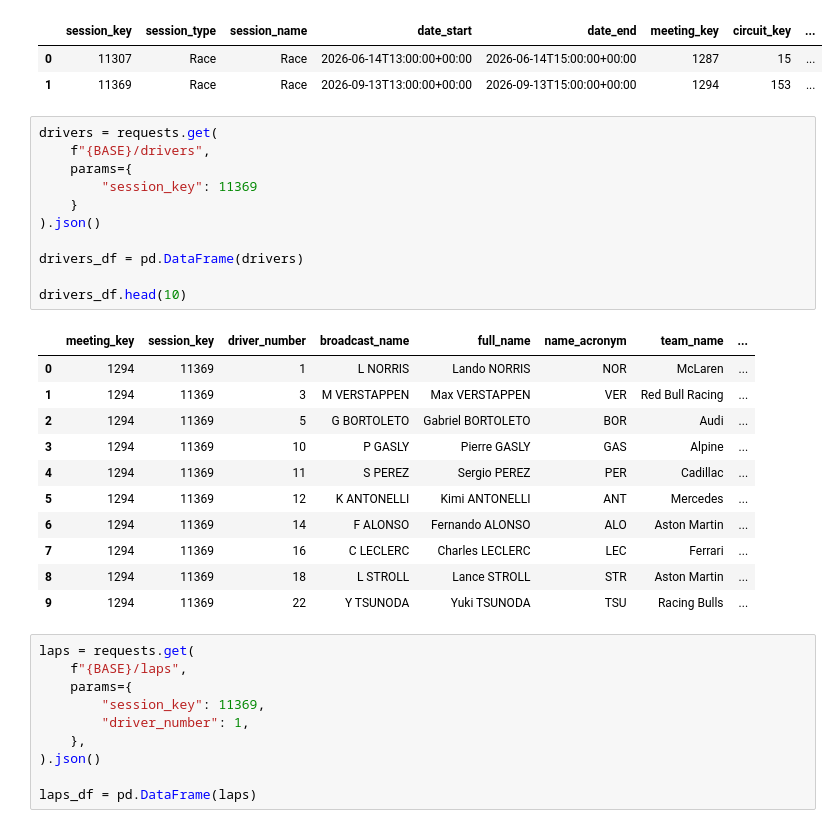
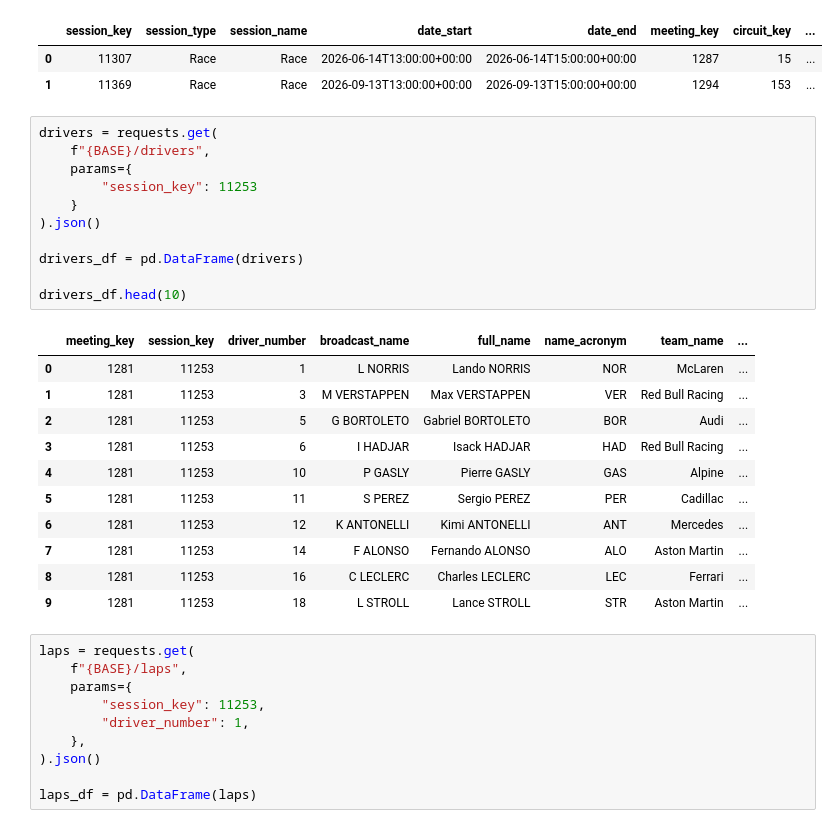
Before and after one commit to aurrog/f1_Lab, a Jupyter notebook: notebooks/v3.ipynb, the cells around one changed output. Drawn from its saved outputs; the diff is of its cells as text.

```diff
--- a/notebooks/v3.ipynb
+++ b/notebooks/v3.ipynb
@@ -105,31 +106,31 @@ sessions_df
 # %%
 drivers = requests.get(
     f"{BASE}/drivers",
     params={
-        "session_key": 11369
+        "session_key": 11253
     }
 ).json()
 
 drivers_df = pd.DataFrame(drivers)
 
 drivers_df.head(10)
 # %% [output]
 |  | meeting_key | session_key | driver_number | broadcast_name | full_name | name_acronym | team_name | ... |
-| 0 | 1294 | 11369 | 1 | L NORRIS | Lando NORRIS | NOR | McLaren | ... |
-| 1 | 1294 | 11369 | 3 | M VERSTAPPEN | Max VERSTAPPEN | VER | Red Bull Racing | ... |
-| 2 | 1294 | 11369 | 5 | G BORTOLETO | Gabriel BORTOLETO | BOR | Audi | ... |
-| 3 | 1294 | 11369 | 10 | P GASLY | Pierre GASLY | GAS | Alpine | ... |
-| 4 | 1294 | 11369 | 11 | S PEREZ | Sergio PEREZ | PER | Cadillac | ... |
-| 5 | 1294 | 11369 | 12 | K ANTONELLI | Kimi ANTONELLI | ANT | Mercedes | ... |
-| 6 | 1294 | 11369 | 14 | F ALONSO | Fernando ALONSO | ALO | Aston Martin | ... |
-| 7 | 1294 | 11369 | 16 | C LECLERC | Charles LECLERC | LEC | Ferrari | ... |
-| 8 | 1294 | 11369 | 18 | L STROLL | Lance STROLL | STR | Aston Martin | ... |
-| 9 | 1294 | 11369 | 22 | Y TSUNODA | Yuki TSUNODA | TSU | Racing Bulls | ... |
+| 0 | 1281 | 11253 | 1 | L NORRIS | Lando NORRIS | NOR | McLaren | ... |
+| 1 | 1281 | 11253 | 3 | M VERSTAPPEN | Max VERSTAPPEN | VER | Red Bull Racing | ... |
+| 2 | 1281 | 11253 | 5 | G BORTOLETO | Gabriel BORTOLETO | BOR | Audi | ... |
+| 3 | 1281 | 11253 | 6 | I HADJAR | Isack HADJAR | HAD | Red Bull Racing | ... |
+| 4 | 1281 | 11253 | 10 | P GASLY | Pierre GASLY | GAS | Alpine | ... |
+| 5 | 1281 | 11253 | 11 | S PEREZ | Sergio PEREZ | PER | Cadillac | ... |
+| 6 | 1281 | 11253 | 12 | K ANTONELLI | Kimi ANTONELLI | ANT | Mercedes | ... |
+| 7 | 1281 | 11253 | 14 | F ALONSO | Fernando ALONSO | ALO | Aston Martin | ... |
+| 8 | 1281 | 11253 | 16 | C LECLERC | Charles LECLERC | LEC | Ferrari | ... |
+| 9 | 1281 | 11253 | 18 | L STROLL | Lance STROLL | STR | Aston Martin | ... |
 # %%
 laps = requests.get(
     f"{BASE}/laps",
     params={
-        "session_key": 11369,
+        "session_key": 11253,
         "driver_number": 1,
     },
 ).json()
```
Also changed, not shown: parts of 11 cells of this notebook, 6 other files.
